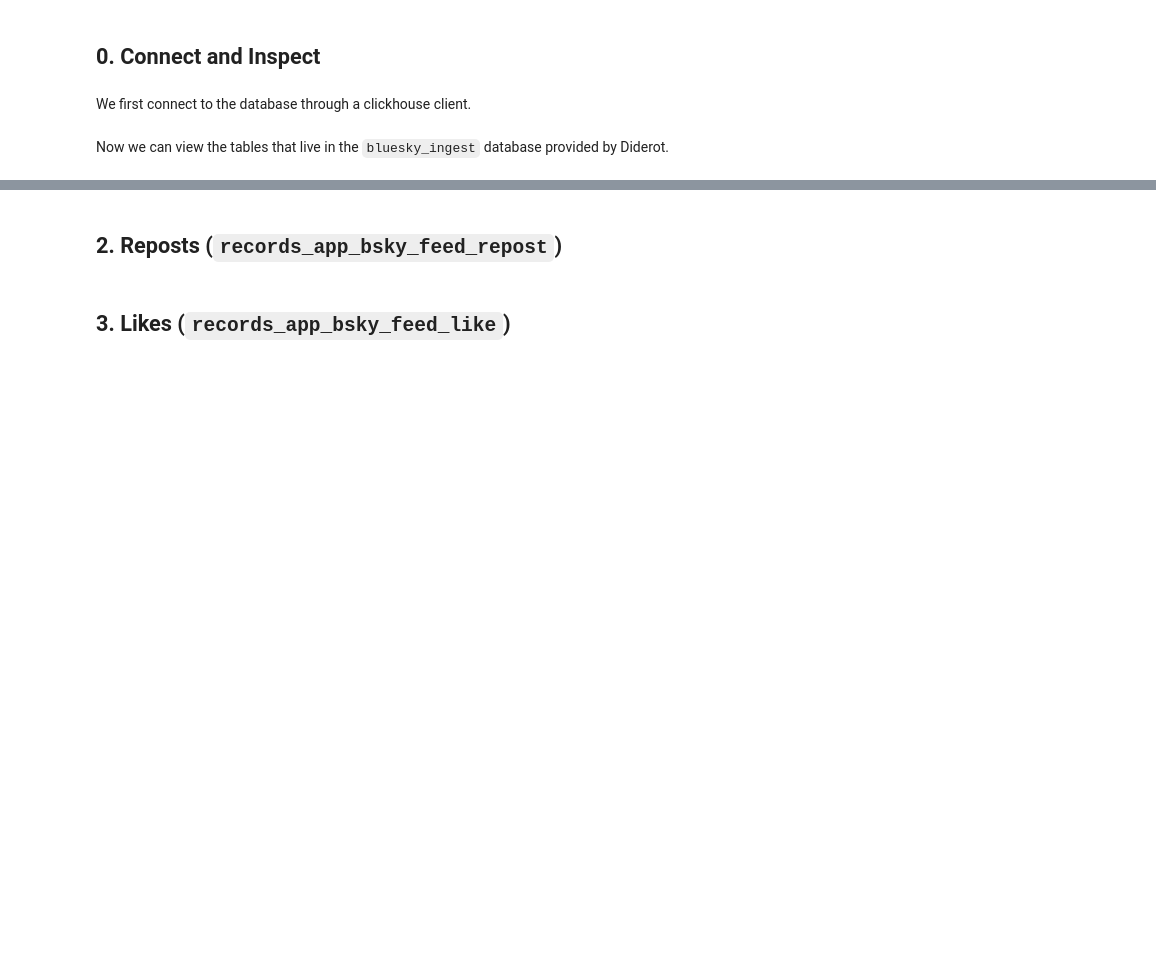
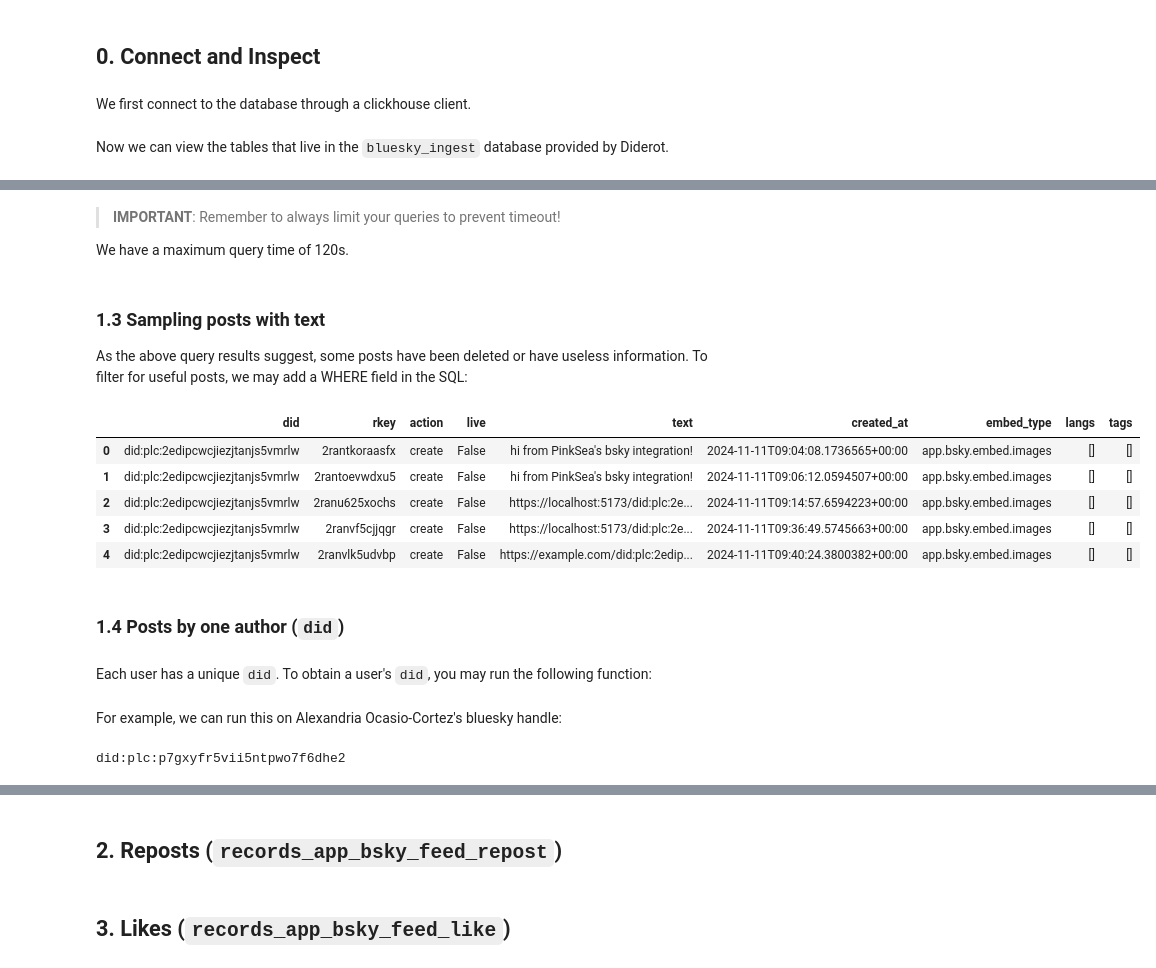
Before and after one commit to ishitajain21/Diderot-clinic, a Jupyter notebook: data_exploration/clickhouse_bluesky_tutorial.ipynb, the cells around one changed output, grey strips where cells are left out. Cells and saved outputs as stored; diff of their text form; code cells hidden in the pictures; blank space fills up the shorter version.

```diff
--- a/data_exploration/clickhouse_bluesky_tutorial.ipynb
+++ b/data_exploration/clickhouse_bluesky_tutorial.ipynb
@@ -76,0 +131,28 @@ show("SHOW TABLES FROM bluesky_ingest")
+# %% [markdown]
+> **IMPORTANT**: Remember to always limit your queries to prevent timeout!
+
+We have a maximum query time of 120s.
+# %% [markdown]
+### 1.3 Sampling posts with text
+
+As the above query results suggest, some posts have been deleted or have useless information. To filter for useful posts, we may add a WHERE field in the SQL:
+# %%
+show(
+    """
+    SELECT did, rkey, action, live, text, created_at, embed_type, langs, tags
+    FROM bluesky_ingest.records_app_bsky_feed_post
+    WHERE text IS NOT NULL AND length(text) > 10
+    LIMIT 5
+    """
+)
+# %% [output]
+|  | did | rkey | action | live | text | created_at | embed_type | langs | tags |
+| 0 | did:plc:2edipcwcjiezjtanjs5vmrlw | 2rantkoraasfx | create | False | hi from PinkSea's bsky integration! | 2024-11-11T09:04:08.1736565+00:00 | app.bsky.embed.images | [] | [] |
+| 1 | did:plc:2edipcwcjiezjtanjs5vmrlw | 2rantoevwdxu5 | create | False | hi from PinkSea's bsky integration! | 2024-11-11T09:06:12.0594507+00:00 | app.bsky.embed.images | [] | [] |
+| 2 | did:plc:2edipcwcjiezjtanjs5vmrlw | 2ranu625xochs | create | False | https://localhost:5173/did:plc:2e... | 2024-11-11T09:14:57.6594223+00:00 | app.bsky.embed.images | [] | [] |
+| 3 | did:plc:2edipcwcjiezjtanjs5vmrlw | 2ranvf5cjjqgr | create | False | https://localhost:5173/did:plc:2e... | 2024-11-11T09:36:49.5745663+00:00 | app.bsky.embed.images | [] | [] |
+| 4 | did:plc:2edipcwcjiezjtanjs5vmrlw | 2ranvlk5udvbp | create | False | https://example.com/did:plc:2edip... | 2024-11-11T09:40:24.3800382+00:00 | app.bsky.embed.images | [] | [] |
+# %% [markdown]
+### 1.4 Posts by one author (`did`)
+# %% [markdown]
+Each user has a unique `did`. To obtain a user's `did`, you may run the following function:
@@ -76,0 +165,8 @@ show("SHOW TABLES FROM bluesky_ingest")
+# %% [markdown]
+For example, we can run this on Alexandria Ocasio-Cortez's bluesky handle:
+# %%
+aoc_handle = "aoc.bsky.social"
+aoc_did = get_did(aoc_handle)
+print(aoc_did)
+# %% [output]
+did:plc:p7gxyfr5vii5ntpwo7f6dhe2
```
Also changed, not shown: parts of 17 cells of this notebook, 1 other file.
